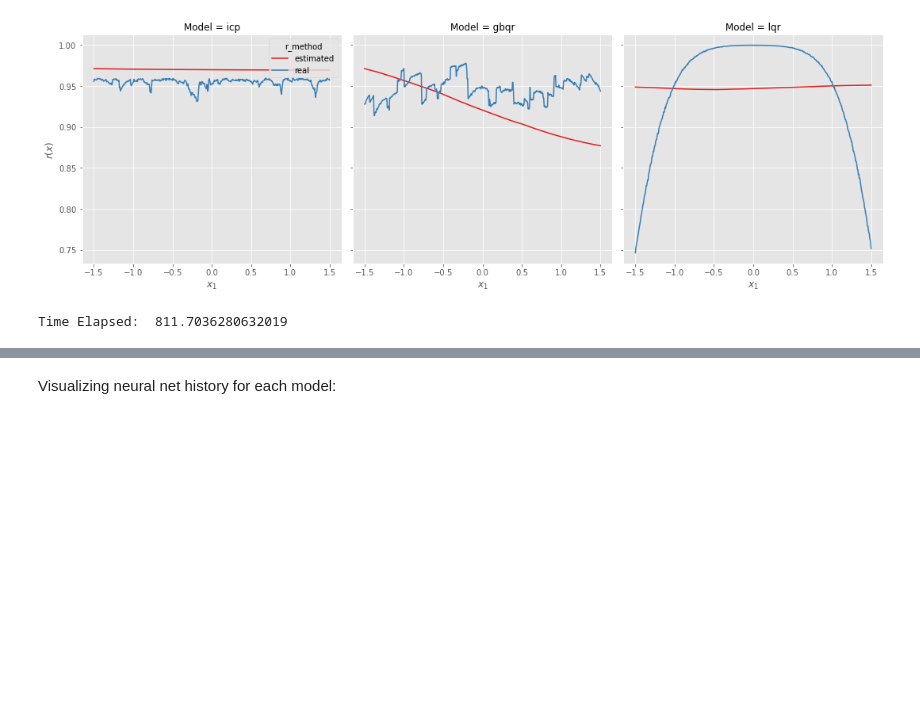
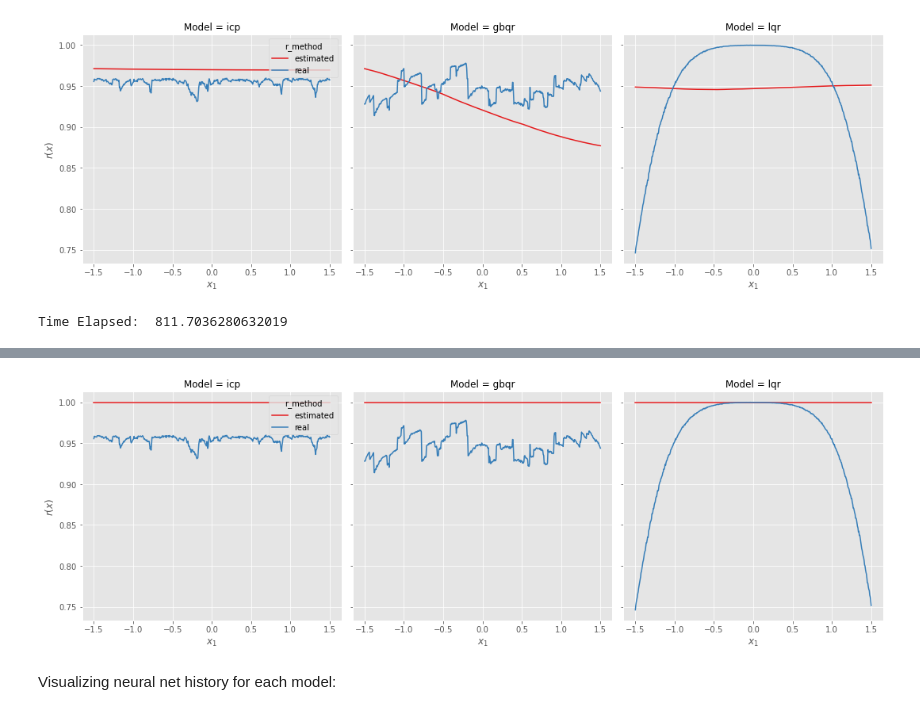
Before and after one commit to Monoxido45/clover, a Jupyter notebook: results/reg_cov_hypothesis_testing.ipynb, the cells around one changed output, grey strips where cells are left out. Saved outputs shown, nothing was run; the diff lists cells and outputs as text; code cells hidden in the pictures; blank space fills up the shorter version.

```diff
--- a/results/reg_cov_hypothesis_testing.ipynb
+++ b/results/reg_cov_hypothesis_testing.ipynb
@@ -474,3 +482,7 @@ Time Elapsed:  811.7036280632019
+# %%
+plot_r(coverage_evaluator = KNeighborsClassifier(n_neighbors = 5), figname = "rx_knn_homoc_beta1_2_d_20_sigma_1.pdf")
+# %% [output]
+[figure, added]
 # %% [markdown]
 Visualizing neural net history for each model:
 # %%
```
Also changed, not shown: parts of 3 cells of this notebook.
